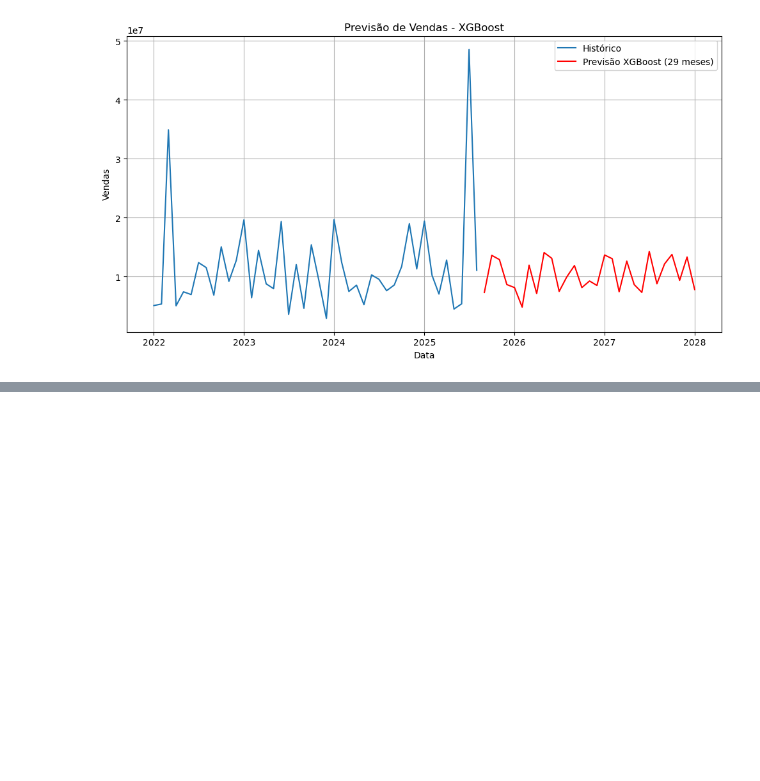
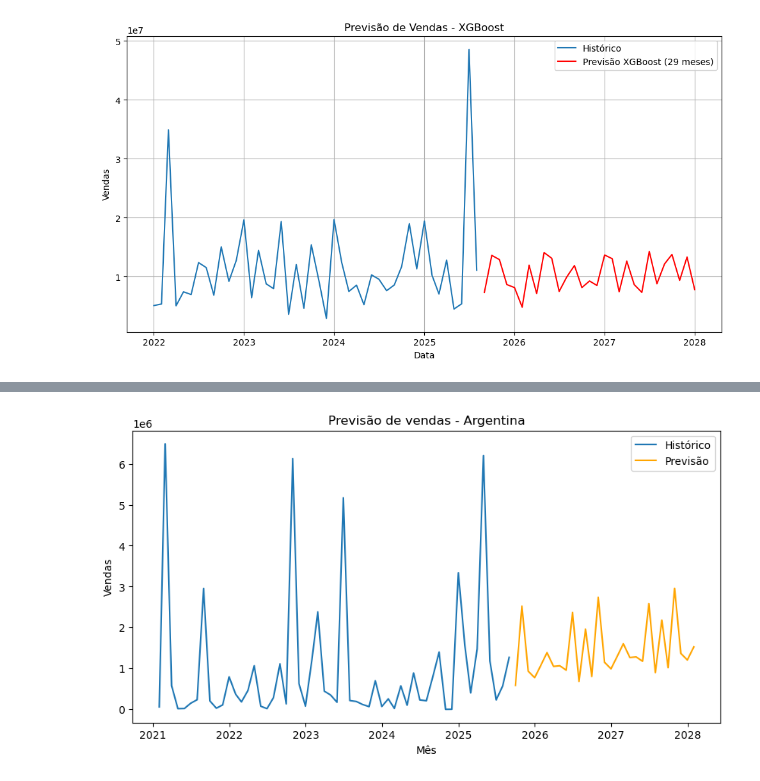
Before and after one commit to SoyerCold/Ciencia-de-dados---Case-Vendas, a Jupyter notebook: Case de Vendas V2.ipynb, the cells around one changed output, grey strips where cells are left out. Saved outputs shown, nothing was run; the diff lists cells and outputs as text; code cells hidden in the pictures; blank space fills up the shorter version.

```diff
--- a/Case de Vendas V2.ipynb
+++ b/Case de Vendas V2.ipynb
@@ -413,0 +393,17 @@ forecasts = sf.forecast(df=df, h=6)
+# %%
+# Converter para datetime (tentando vários formatos)
+df['date'] = pd.to_datetime(df['data'], errors='coerce', dayfirst=False)
+
+# Se algumas datas ficarem NaT, tentar novamente assumindo formato brasileiro
+mask = df['date'].isna()
+df.loc[mask, 'date'] = pd.to_datetime(df.loc[mask, 'data'], errors='coerce', dayfirst=True)
+# %%
+df['month'] = df['date'].dt.to_period('M').dt.to_timestamp('M')
+
+df_month = (
+    df.groupby(['regiao', 'month'], as_index=False)['vendas']
+    .sum()
+    .sort_values(['regiao', 'month'])
+)
+
+df_month.head()
@@ -413,0 +417,27 @@ forecasts = sf.forecast(df=df, h=6)
+# %%
+region = "Argentina"   # escolha a região que quer prever
+
+# Filtrar a série
+ts = df_month[df_month['regiao'] == region].set_index('month')['vendas'].asfreq('M').fillna(0)
+
+# Criar modelo Holt-Winters (com sazonalidade de 12 meses se tiver histórico suficiente)
+if len(ts) >= 24:
+    model = ExponentialSmoothing(ts, trend='add', seasonal='add', seasonal_periods=12)
+else:
+    model = ExponentialSmoothing(ts, trend='add', seasonal=None)
+
+fit = model.fit(optimized=True)
+
+# Fazer previsão de 29 meses
+forecast = fit.forecast(29)
+# %%
+plt.figure(figsize=(10,5))
+plt.plot(ts.index, ts.values, label="Histórico")
+plt.plot(forecast.index, forecast.values, label="Previsão", color="orange")
+plt.title(f"Previsão de vendas - {region}")
+plt.xlabel("Mês")
+plt.ylabel("Vendas")
+plt.legend()
+plt.show()
+# %% [output]
+[figure, added]
```
Also changed, not shown: parts of 34 cells of this notebook.
